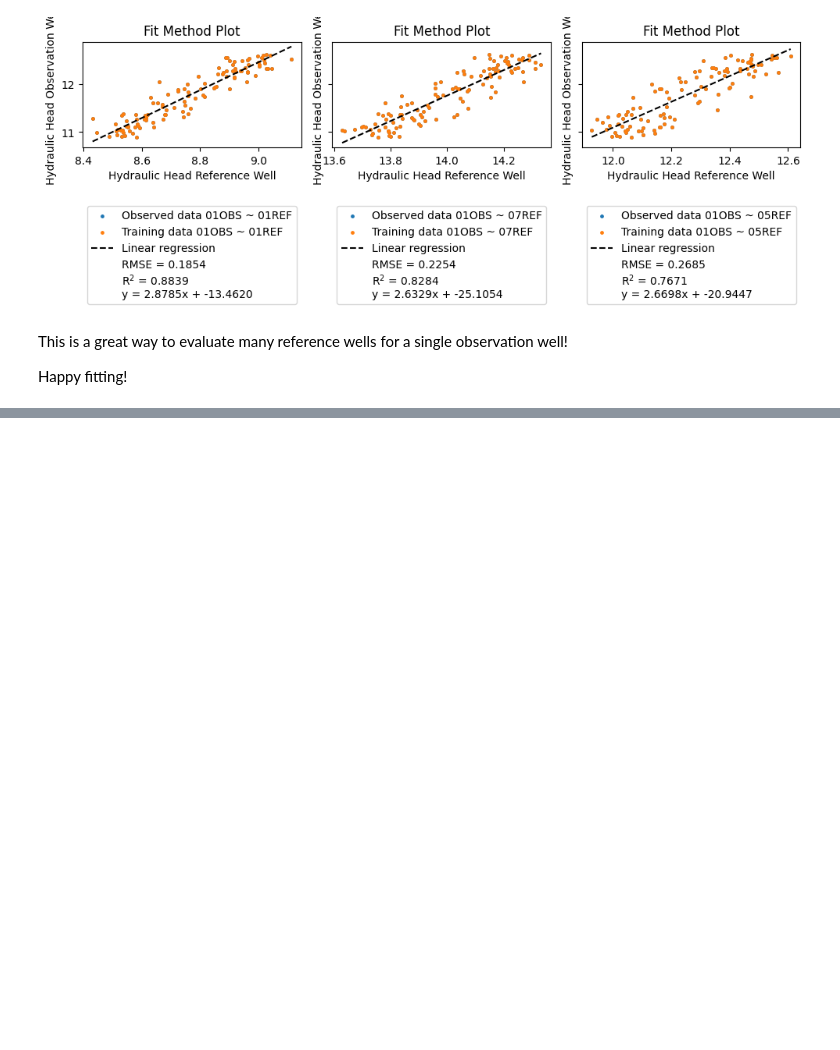
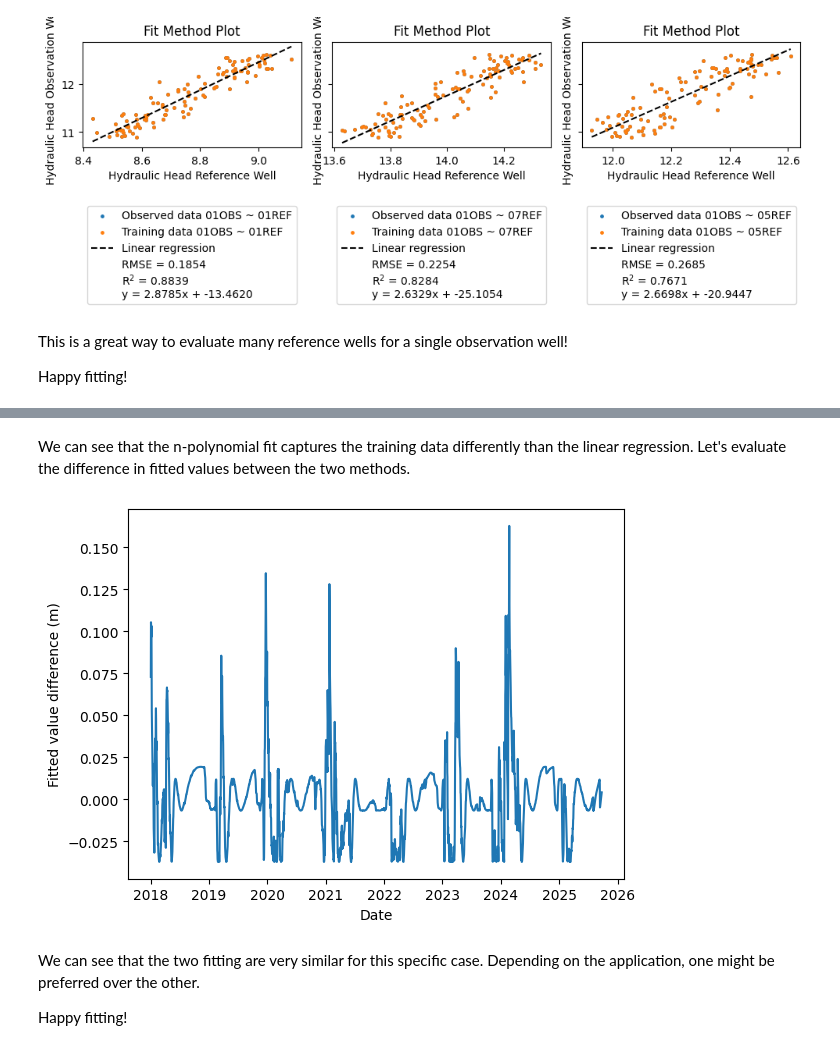
Before and after one commit to sgfsweden/gwrefpy, a Jupyter notebook: docs/user_guide/2_fitting_wells.ipynb, the cells around one changed output, grey strips where cells are left out. Cells and saved outputs as stored; diff of their text form; code cells hidden in the pictures; blank space fills up the shorter version.

```diff
--- a/docs/user_guide/2_fitting_wells.ipynb
+++ b/docs/user_guide/2_fitting_wells.ipynb
@@ -189,0 +229,17 @@ Happy fitting!
+# %% [markdown]
+We can see that the n-polynomial fit captures the training data differently than the linear regression. Let's evaluate the difference in fitted values between the two methods.
+# %%
+fit = model.get_fits("19W100U", method="npolyfit")  # we know that we have two fits now, so this will give us both
+fitted_ref2 = fit.get_fit_timeseries()
+
+fig, ax = plt.subplots()
+
+_ = ax.plot(fitted_ref.index, fitted_ref-fitted_ref2, label="Difference in fit", color="C0")
+_ = ax.set_xlabel("Date")
+_ = ax.set_ylabel("Fitted value difference (m)")
+# %% [output]
+[figure, added]
+# %% [markdown]
+We can see that the two fitting are very similar for this specific case. Depending on the application, one might be preferred over the other.
+
+Happy fitting!
```
Also changed, not shown: parts of 5 cells of this notebook, 3 other files.
